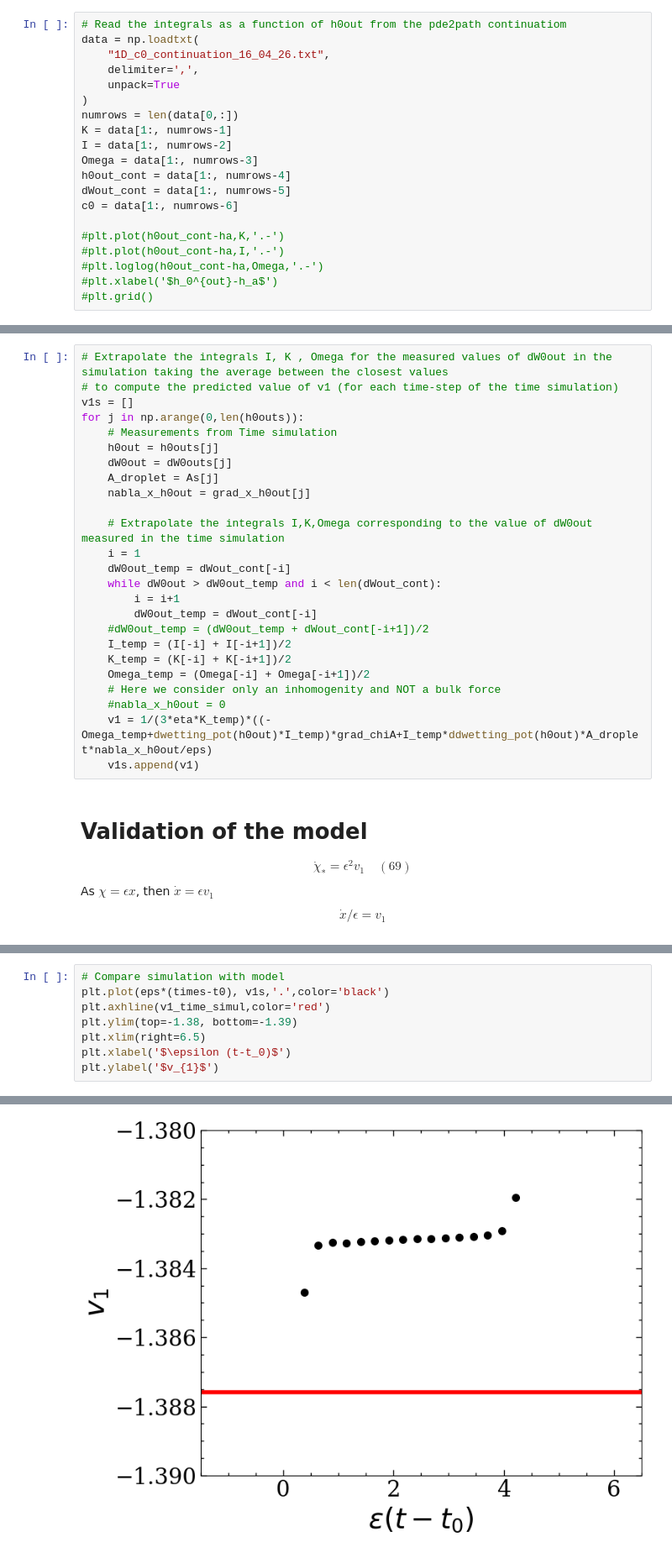
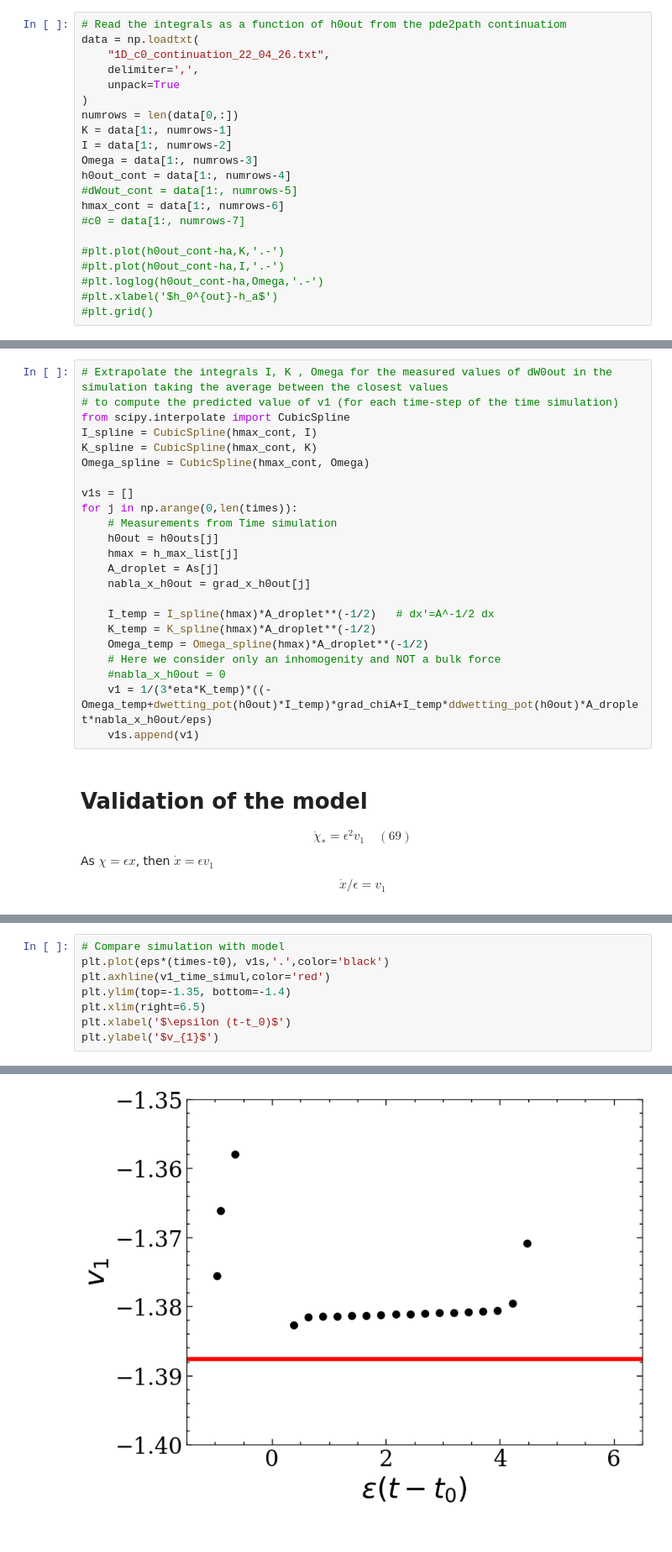
Before and after one commit to suanno/drop-dynamics, a Jupyter notebook: 1D/main.ipynb, the cells around one changed output, grey strips where cells are left out. Shown at 84% size. Saved outputs shown, nothing was run; the diff lists cells and outputs as text.

```diff
--- a/1D/main.ipynb
+++ b/1D/main.ipynb
@@ -146,7 +133,7 @@ Then we can **interpolate** the integrals as function of $\partial_h W_0^{out}$.
 # %%
 # Read the integrals as a function of h0out from the pde2path continuatiom
 data = np.loadtxt(
-    "1D_c0_continuation_16_04_26.txt",
+    "1D_c0_continuation_22_04_26.txt",
     delimiter=',',
     unpack=True
 )
@@ -155,8 +142,9 @@ K = data[1:, numrows-1]
 I = data[1:, numrows-2]
 Omega = data[1:, numrows-3]
 h0out_cont = data[1:, numrows-4]
-dWout_cont = data[1:, numrows-5]
-c0 = data[1:, numrows-6]
+#dWout_cont = data[1:, numrows-5]
+hmax_cont = data[1:, numrows-6]
+#c0 = data[1:, numrows-7]
 
 #plt.plot(h0out_cont-ha,K,'.-')
 #plt.plot(h0out_cont-ha,I,'.-')
@@ -174,24 +174,22 @@ plt.grid()
 # %%
 # Extrapolate the integrals I, K , Omega for the measured values of dW0out in the simulation taking the average between the closest values
 # to compute the predicted value of v1 (for each time-step of the time simulation)
+from scipy.interpolate import CubicSpline
+I_spline = CubicSpline(hmax_cont, I)
+K_spline = CubicSpline(hmax_cont, K)
+Omega_spline = CubicSpline(hmax_cont, Omega)
+
 v1s = []
-for j in np.arange(0,len(h0outs)):
+for j in np.arange(0,len(times)):
     # Measurements from Time simulation
     h0out = h0outs[j]
-    dW0out = dW0outs[j]
+    hmax = h_max_list[j]
     A_droplet = As[j]
     nabla_x_h0out = grad_x_h0out[j]
 
-    # Extrapolate the integrals I,K,Omega corresponding to the value of dW0out measured in the time simulation
-    i = 1
-    dW0out_temp = dWout_cont[-i]
-    while dW0out > dW0out_temp and i < len(dWout_cont):
-        i = i+1
-        dW0out_temp = dWout_cont[-i]
-    #dW0out_temp = (dW0out_temp + dWout_cont[-i+1])/2
-    I_temp = (I[-i] + I[-i+1])/2
-    K_temp = (K[-i] + K[-i+1])/2
-    Omega_temp = (Omega[-i] + Omega[-i+1])/2
+    I_temp = I_spline(hmax)*A_droplet**(-1/2)   # dx'=A^-1/2 dx
+    K_temp = K_spline(hmax)*A_droplet**(-1/2)
+    Omega_temp = Omega_spline(hmax)*A_droplet**(-1/2)
     # Here we consider only an inhomogenity and NOT a bulk force
     #nabla_x_h0out = 0
     v1 = 1/(3*eta*K_temp)*((-Omega_temp+dwetting_pot(h0out)*I_temp)*grad_chiA+I_temp*ddwetting_pot(h0out)*A_droplet*nabla_x_h0out/eps)
@@ -225,11 +223,11 @@ Text(0, 0.5, '$x_{max}$')
 # %%
 # Compare simulation with model
 plt.plot(eps*(times-t0), v1s,'.',color='black')
 plt.axhline(v1_time_simul,color='red')
-plt.ylim(top=-1.38, bottom=-1.39)
+plt.ylim(top=-1.35, bottom=-1.4)
 plt.xlim(right=6.5)
 plt.xlabel('$\epsilon (t-t_0)$')
 plt.ylabel('$v_{1}$')
 # %% [output]
 Text(0, 0.5, '$v_{1}$')
-[figure, old version]
+[figure, new version]
```
Also changed, not shown: parts of 10 cells of this notebook, 1 other file.
